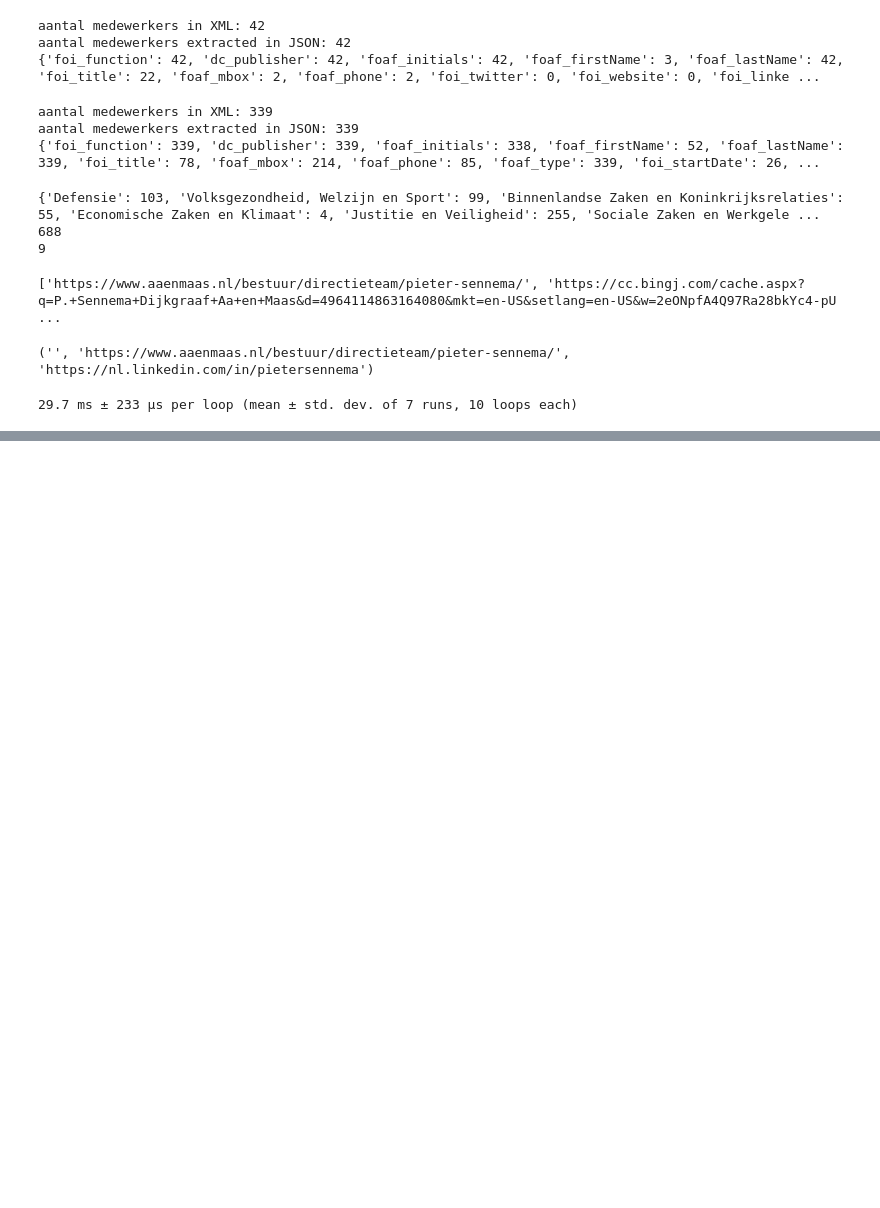
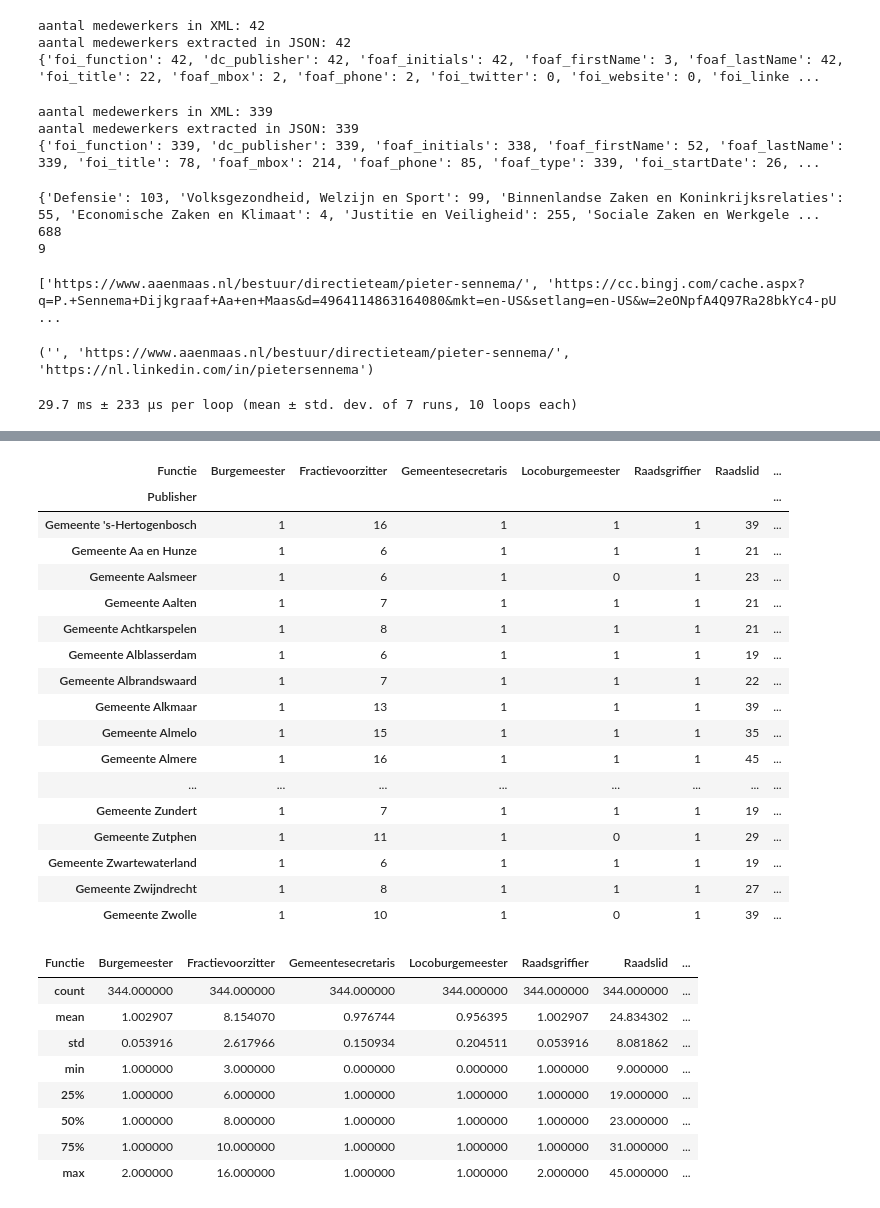
Before and after one commit to R0m4ndu/Woo-Scriptie-Ramon, a Jupyter notebook: Woo-Organisaties.ipynb, the cells around one changed output, grey strips where cells are left out. Drawn from its saved outputs; the diff is of its cells as text; code cells hidden in the pictures; blank space fills up the shorter version.

```diff
--- a/Woo-Organisaties.ipynb
+++ b/Woo-Organisaties.ipynb
@@ -639,0 +621,34 @@ display(create_functie_table('Provincie'))
+# %%
+gemeente_table = create_functie_table('Gemeente')
+pd.set_option('display.max_rows', None)
+display(gemeente_table)
+pd.reset_option('display.max_rows')
+gemeente_table.describe()
+# %% [output]
+| Functie | Burgemeester | Fractievoorzitter | Gemeentesecretaris | Locoburgemeester | Raadsgriffier | Raadslid | ... |
+| Publisher |  |  |  |  |  |  | ... |
+| Gemeente 's-Hertogenbosch | 1 | 16 | 1 | 1 | 1 | 39 | ... |
+| Gemeente Aa en Hunze | 1 | 6 | 1 | 1 | 1 | 21 | ... |
+| Gemeente Aalsmeer | 1 | 6 | 1 | 0 | 1 | 23 | ... |
+| Gemeente Aalten | 1 | 7 | 1 | 1 | 1 | 21 | ... |
+| Gemeente Achtkarspelen | 1 | 8 | 1 | 1 | 1 | 21 | ... |
+| Gemeente Alblasserdam | 1 | 6 | 1 | 1 | 1 | 19 | ... |
+| Gemeente Albrandswaard | 1 | 7 | 1 | 1 | 1 | 22 | ... |
+| Gemeente Alkmaar | 1 | 13 | 1 | 1 | 1 | 39 | ... |
+| Gemeente Almelo | 1 | 15 | 1 | 1 | 1 | 35 | ... |
+| Gemeente Almere | 1 | 16 | 1 | 1 | 1 | 45 | ... |
+| ... | ... | ... | ... | ... | ... | ... | ... |
+| Gemeente Zundert | 1 | 7 | 1 | 1 | 1 | 19 | ... |
+| Gemeente Zutphen | 1 | 11 | 1 | 0 | 1 | 29 | ... |
+| Gemeente Zwartewaterland | 1 | 6 | 1 | 1 | 1 | 19 | ... |
+| Gemeente Zwijndrecht | 1 | 8 | 1 | 1 | 1 | 27 | ... |
+| Gemeente Zwolle | 1 | 10 | 1 | 0 | 1 | 39 | ... |
+| Functie | Burgemeester | Fractievoorzitter | Gemeentesecretaris | Locoburgemeester | Raadsgriffier | Raadslid | ... |
+| count | 344.000000 | 344.000000 | 344.000000 | 344.000000 | 344.000000 | 344.000000 | ... |
+| mean | 1.002907 | 8.154070 | 0.976744 | 0.956395 | 1.002907 | 24.834302 | ... |
+| std | 0.053916 | 2.617966 | 0.150934 | 0.204511 | 0.053916 | 8.081862 | ... |
+| min | 1.000000 | 3.000000 | 0.000000 | 0.000000 | 1.000000 | 9.000000 | ... |
+| 25% | 1.000000 | 6.000000 | 1.000000 | 1.000000 | 1.000000 | 19.000000 | ... |
+| 50% | 1.000000 | 8.000000 | 1.000000 | 1.000000 | 1.000000 | 23.000000 | ... |
+| 75% | 1.000000 | 10.000000 | 1.000000 | 1.000000 | 1.000000 | 31.000000 | ... |
+| max | 2.000000 | 16.000000 | 1.000000 | 1.000000 | 2.000000 | 45.000000 | ... |
```
Also changed, not shown: parts of 5 cells of this notebook.
